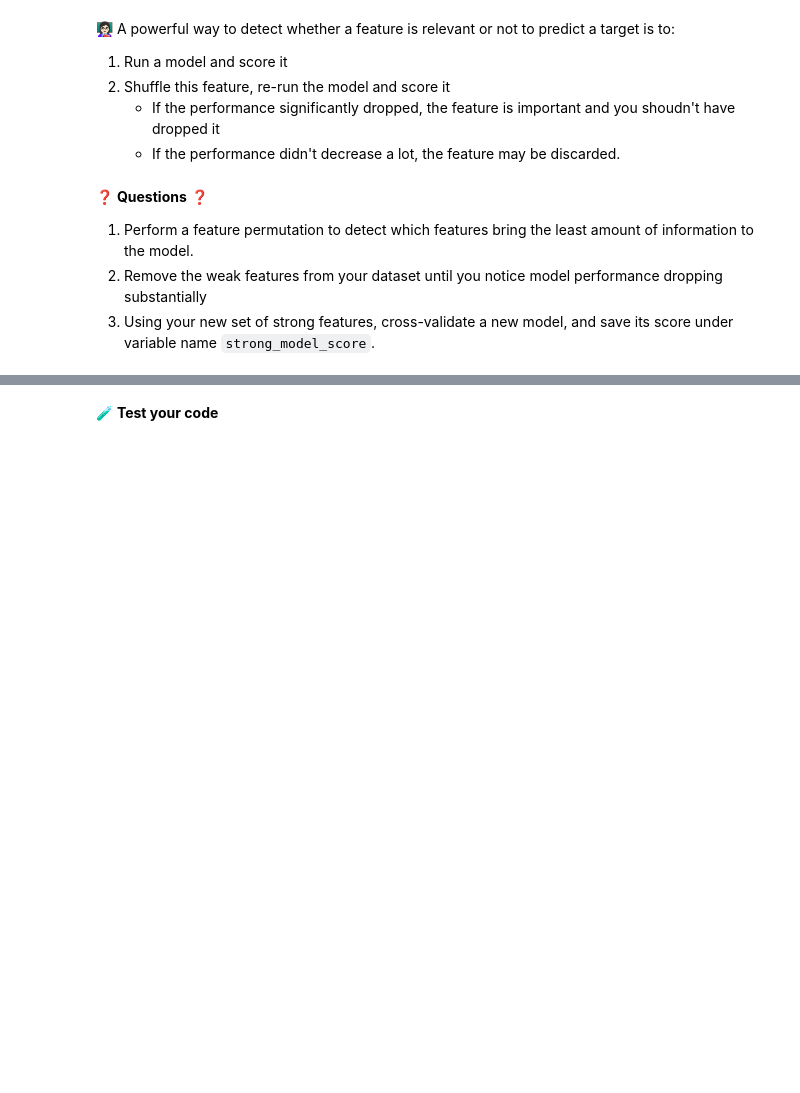
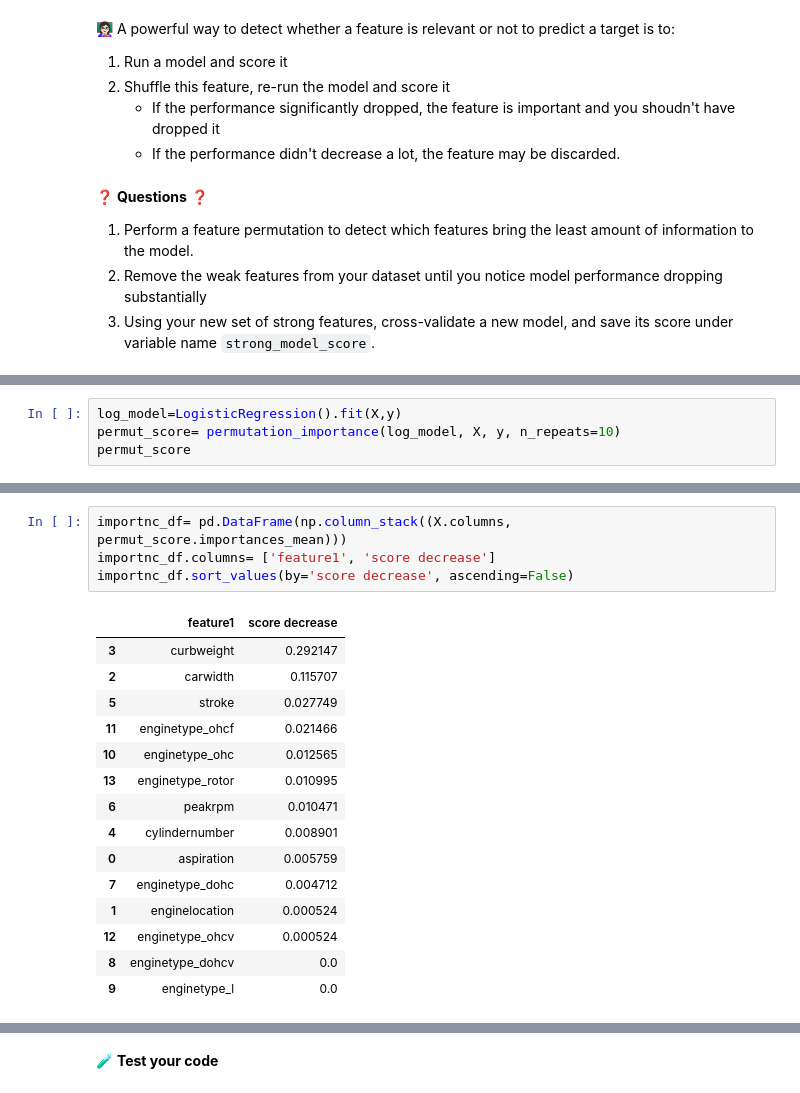
Before and after one commit to ParissaPeimaniyfard/data-car-prices, a Jupyter notebook: Car-Prices.ipynb, the cells around one changed output, grey strips where cells are left out. Cells and saved outputs as stored; diff of their text form; blank space fills up the shorter version.

Commit message:
Completed strong_model step

```diff
--- a/Car-Prices.ipynb
+++ b/Car-Prices.ipynb
@@ -644,0 +659,4 @@ NameError: name 'base_model_score' is not defined
+# %%
+log_model=LogisticRegression().fit(X,y)
+permut_score= permutation_importance(log_model, X, y, n_repeats=10)
+permut_score
@@ -644,0 +681,20 @@ NameError: name 'base_model_score' is not defined
+# %%
+importnc_df= pd.DataFrame(np.column_stack((X.columns, permut_score.importances_mean)))
+importnc_df.columns= ['feature1', 'score decrease']
+importnc_df.sort_values(by='score decrease', ascending=False)
+# %% [output]
+|  | feature1 | score decrease |
+| 3 | curbweight | 0.292147 |
+| 2 | carwidth | 0.115707 |
+| 5 | stroke | 0.027749 |
+| 11 | enginetype_ohcf | 0.021466 |
+| 10 | enginetype_ohc | 0.012565 |
+| 13 | enginetype_rotor | 0.010995 |
+| 6 | peakrpm | 0.010471 |
+| 4 | cylindernumber | 0.008901 |
+| 0 | aspiration | 0.005759 |
+| 7 | enginetype_dohc | 0.004712 |
+| 1 | enginelocation | 0.000524 |
+| 12 | enginetype_ohcv | 0.000524 |
+| 8 | enginetype_dohcv | 0.0 |
+| 9 | enginetype_l | 0.0 |
```
Also changed, not shown: parts of 7 cells of this notebook, 1 other file.
